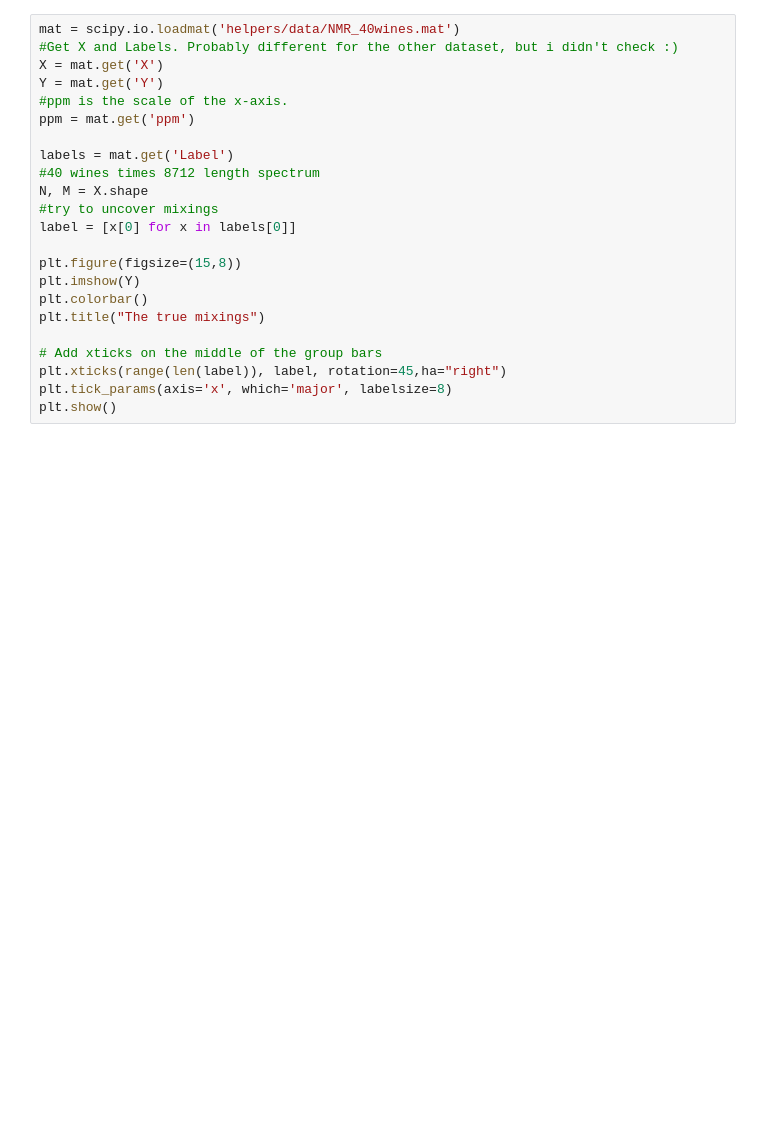
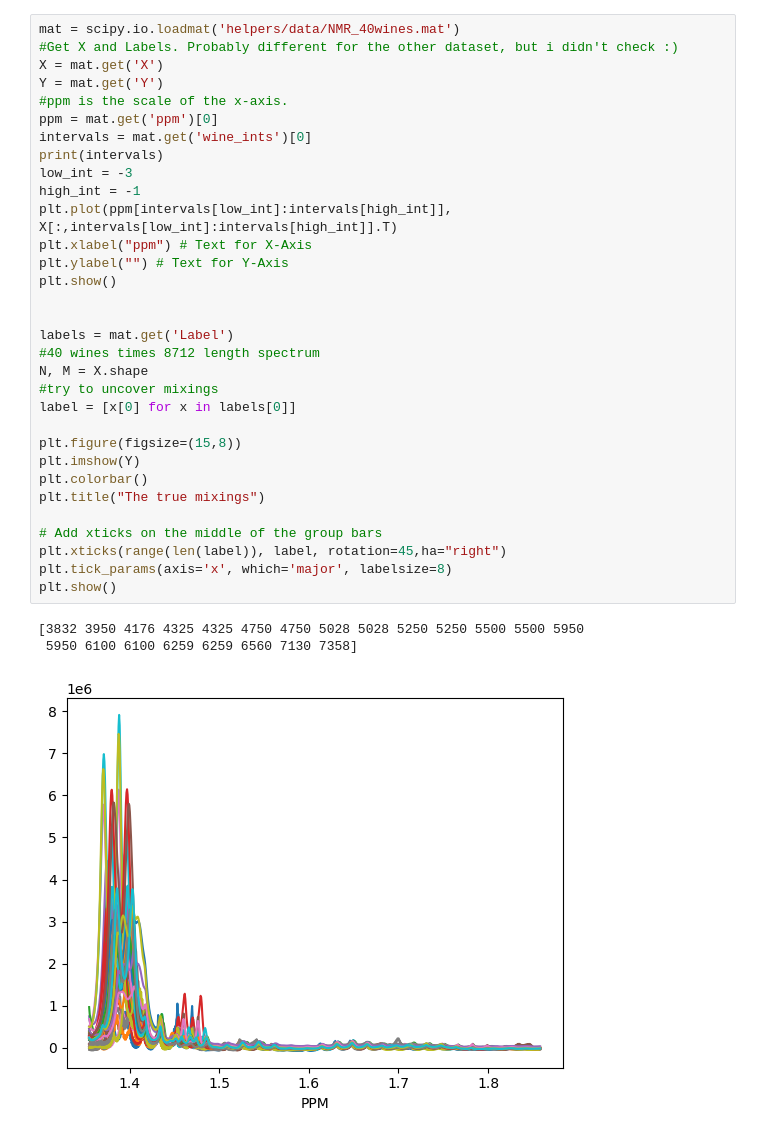
Before and after one commit to LucasEmcken/Bachelorprojekt, a Jupyter notebook: explore_wine.ipynb, the cells around one changed output. Drawn from its saved outputs; the diff is of its cells as text; blank space fills up the shorter version.

```diff
--- a/explore_wine.ipynb
+++ b/explore_wine.ipynb
@@ -10,23 +8,36 @@ Using matplotlib backend: TkAgg
 # %%
 mat = scipy.io.loadmat('helpers/data/NMR_40wines.mat')
 #Get X and Labels. Probably different for the other dataset, but i didn't check :)
 X = mat.get('X')
 Y = mat.get('Y')
 #ppm is the scale of the x-axis.
-ppm = mat.get('ppm')
+ppm = mat.get('ppm')[0]
+intervals = mat.get('wine_ints')[0]
+print(intervals)
+low_int = -3
+high_int = -1
+plt.plot(ppm[intervals[low_int]:intervals[high_int]], X[:,intervals[low_int]:intervals[high_int]].T)
+plt.xlabel("ppm") # Text for X-Axis
+plt.ylabel("") # Text for Y-Axis
+plt.show()
+
 
 labels = mat.get('Label')
 #40 wines times 8712 length spectrum
 N, M = X.shape
 #try to uncover mixings
 label = [x[0] for x in labels[0]]
 
 plt.figure(figsize=(15,8))
 plt.imshow(Y)
 plt.colorbar()
 plt.title("The true mixings")
 
 # Add xticks on the middle of the group bars
 plt.xticks(range(len(label)), label, rotation=45,ha="right")
 plt.tick_params(axis='x', which='major', labelsize=8)
 plt.show()
+# %% [output]
+[3832 3950 4176 4325 4325 4750 4750 5028 5028 5250 5250 5500 5500 5950
+ 5950 6100 6100 6259 6259 6560 7130 7358]
+[figure, added]
```
Also changed, not shown: parts of 3 cells of this notebook.
